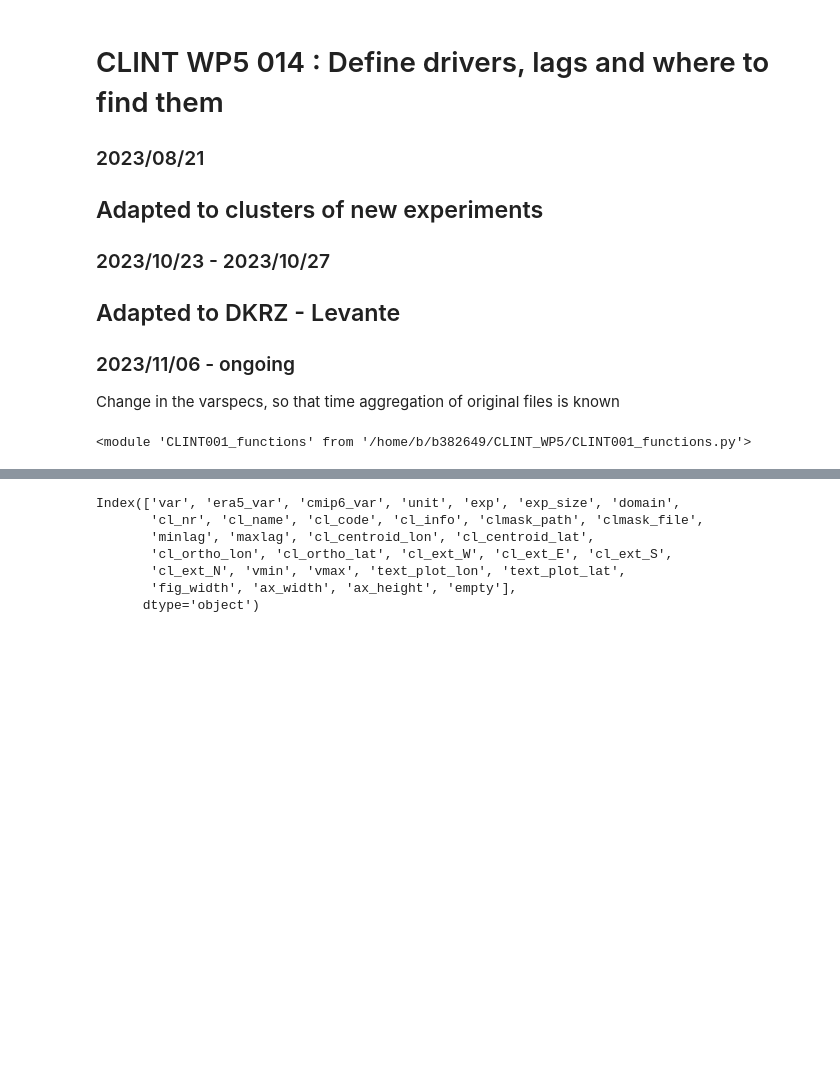
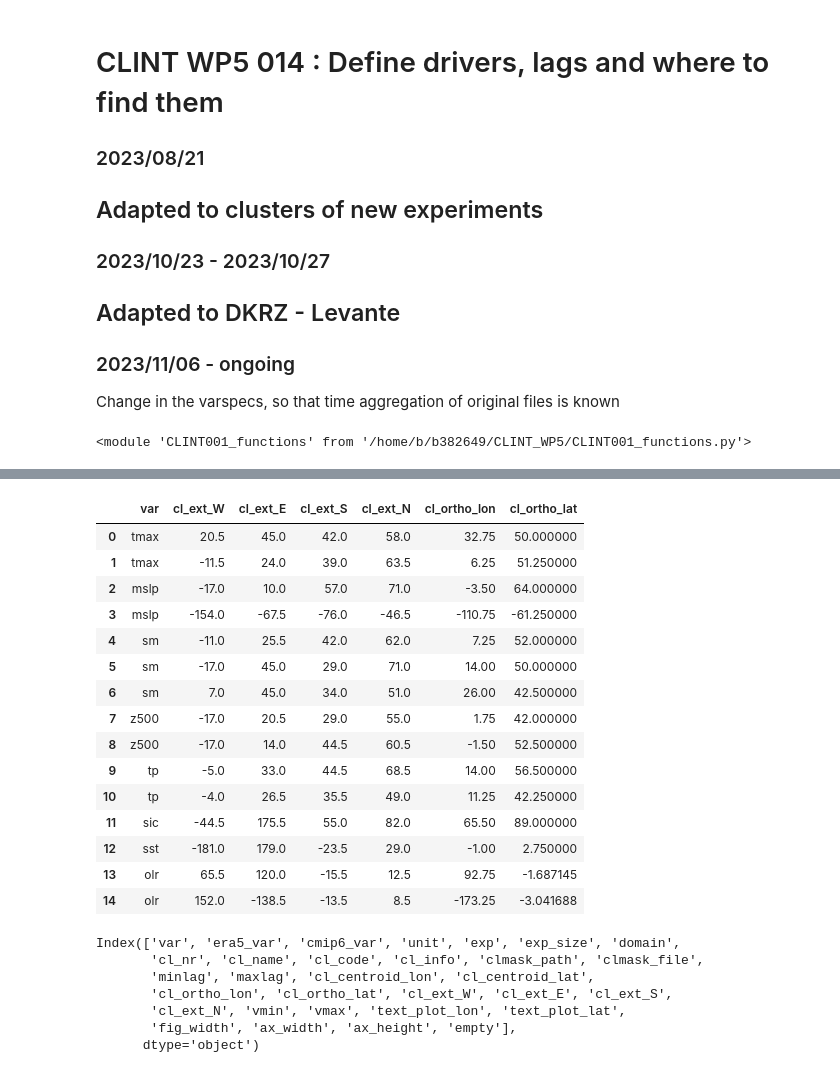
Before and after one commit to AntoSq/CLINT_WP5, a Jupyter notebook: CLINT014_drivers_automatic.ipynb, the cells around one changed output, grey strips where cells are left out. Saved outputs shown, nothing was run; the diff lists cells and outputs as text; code cells hidden in the pictures; blank space fills up the shorter version.

```diff
--- a/CLINT014_drivers_automatic.ipynb
+++ b/CLINT014_drivers_automatic.ipynb
@@ -219,0 +243,19 @@ Name: 8, dtype: object
+# %%
+drivers_new[['var','cl_ext_W','cl_ext_E','cl_ext_S','cl_ext_N','cl_ortho_lon','cl_ortho_lat']]
+# %% [output]
+|  | var | cl_ext_W | cl_ext_E | cl_ext_S | cl_ext_N | cl_ortho_lon | cl_ortho_lat |
+| 0 | tmax | 20.5 | 45.0 | 42.0 | 58.0 | 32.75 | 50.000000 |
+| 1 | tmax | -11.5 | 24.0 | 39.0 | 63.5 | 6.25 | 51.250000 |
+| 2 | mslp | -17.0 | 10.0 | 57.0 | 71.0 | -3.50 | 64.000000 |
+| 3 | mslp | -154.0 | -67.5 | -76.0 | -46.5 | -110.75 | -61.250000 |
+| 4 | sm | -11.0 | 25.5 | 42.0 | 62.0 | 7.25 | 52.000000 |
+| 5 | sm | -17.0 | 45.0 | 29.0 | 71.0 | 14.00 | 50.000000 |
+| 6 | sm | 7.0 | 45.0 | 34.0 | 51.0 | 26.00 | 42.500000 |
+| 7 | z500 | -17.0 | 20.5 | 29.0 | 55.0 | 1.75 | 42.000000 |
+| 8 | z500 | -17.0 | 14.0 | 44.5 | 60.5 | -1.50 | 52.500000 |
+| 9 | tp | -5.0 | 33.0 | 44.5 | 68.5 | 14.00 | 56.500000 |
+| 10 | tp | -4.0 | 26.5 | 35.5 | 49.0 | 11.25 | 42.250000 |
+| 11 | sic | -44.5 | 175.5 | 55.0 | 82.0 | 65.50 | 89.000000 |
+| 12 | sst | -181.0 | 179.0 | -23.5 | 29.0 | -1.00 | 2.750000 |
+| 13 | olr | 65.5 | 120.0 | -15.5 | 12.5 | 92.75 | -1.687145 |
+| 14 | olr | 152.0 | -138.5 | -13.5 | 8.5 | -173.25 | -3.041688 |
```
Also changed, not shown: parts of 15 cells of this notebook, 11 other files.
